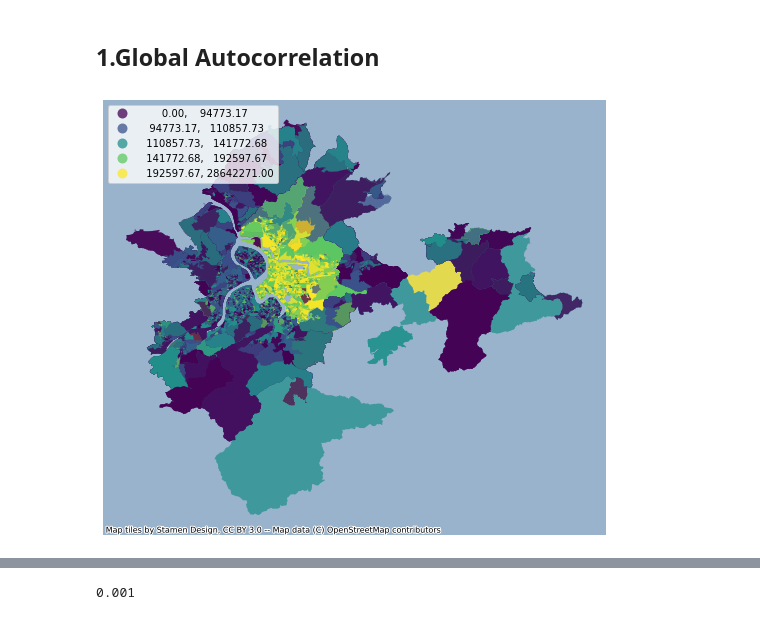
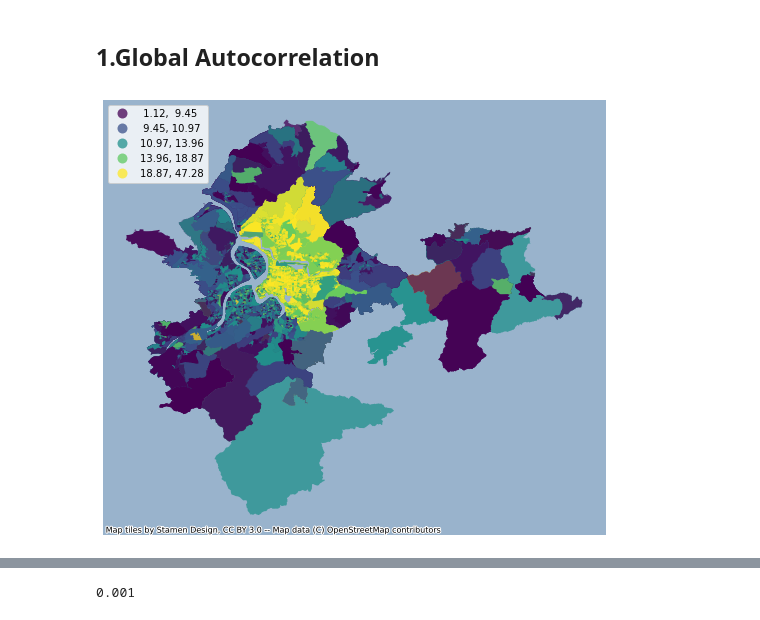
Before and after one commit to TWGraceChen/HouseSpatialAnalysis, a Jupyter notebook: share/House.ipynb, the cells around one changed output, grey strips where cells are left out. Drawn from its saved outputs; the diff is of its cells as text; code cells hidden in the pictures.

```diff
--- a/share/House.ipynb
+++ b/share/House.ipynb
@@ -184,0 +195,7 @@ print("連接密度(連接數/空間數^2 = 40 / 9^2)："+str(round(wq.pct_nonze
+# %%
+condition = "city in ('臺北市','新北市') and not transaction_sign in ('車位','土地')  and tgosresaddress <> '找不到指定的門牌地址。' and trans_date <> null and complete_date <> null and complete_date <= trans_date"
+period = "'108S1','108S2','108S3','108S4','109S1','109S2','109S3','109S4','110S1','110S2','110S3','110S4'"
+# %%
+# 設定字型
+font = mpl.font_manager.FontProperties(fname="./微軟正黑體-1.ttf")
+mpl.rcParams['axes.unicode_minus']=False
@@ -184,0 +374,12 @@ print("連接密度(連接數/空間數^2 = 40 / 9^2)："+str(round(wq.pct_nonze
+# %%
+house_var = [
+    'unit_price * 1.00 / 10000 as unit_price_w',  #y單價
+    'area',            #x1土地移轉總面積平方公尺
+    'year(trans_date) - year(complete_date) as age',
+                       #x2屋齡
+    'shifting_area',   #x3建物移轉總面積平方公尺
+    'pattern_room',    #x4建物現況格局-房
+    'pattern_hall',    #x5建物現況格局-廳
+    'pattern_health',  #x6建物現況格局-衛
+    'building_area'    #x7主建物面積
+]
@@ -184,0 +427,8 @@ print("連接密度(連接數/空間數^2 = 40 / 9^2)："+str(round(wq.pct_nonze
+# %%
+sql = "select city,town,QUANTILE(unit_price,0.05) as down_bond,QUANTILE(unit_price,0.95) as up_bond from house_buy where " + condition + " group by city,town"
+sql = "select code2,"+",".join(house_var) + " from house_buy a inner join ("+sql+") b on a.city = b.city and a.town = b.town "
+sql = sql + " where " + condition + " and a.unit_price >= b.down_bond and a.unit_price <= b.up_bond"
+sql = "select code2,{} from ({}) group by code2".format(",".join(["avg("+v+") as "+v for v in house_var_n]),sql)
+sql = "select code2,{},{},c.geometry as geometry from ({}) a left join (select code2,{} from unified.code2) b on a.code2 = b.code2 inner join house.area_code2 c on a.code2 = c.code2".format(",".join(["a."+v+" as "+v for v in house_var_n]),",".join(["b."+v+" as "+v for v in other_var_n]),sql,','.join(other_var))
+sql = "cluster "+ sql + " partition by db in ("+period+")"
+data = pd.DataFrame(query(m,sql))
@@ -290,22 +496,22 @@ w = weights.contiguity.Rook.from_dataframe(db)
 # %%
 # 單價繪圖
 f, ax = plt.subplots(1, figsize=(9, 9))
-db.plot(column='unit_price',
+db.plot(column='unit_price_w',
         cmap='viridis',
         scheme='quantiles',
         k=5,
         edgecolor='white',
         linewidth=0.,
         alpha=0.75,
         legend=True,
         legend_kwds={"loc": 2},
         ax=ax)
 contextily.add_basemap(ax,
                        crs=db.crs,
                        source=contextily.providers.Stamen.TerrainBackground
                       )
 ax.set_axis_off()
 # %% [output]
-[figure, old version]
+[figure, new version]
 # %%
 # spatial_lag
```
Also changed, not shown: parts of 42 cells of this notebook.
